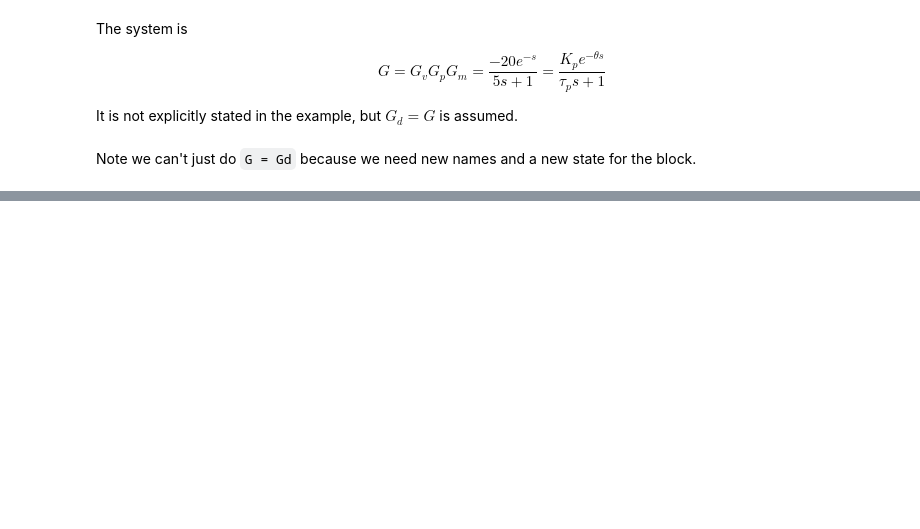
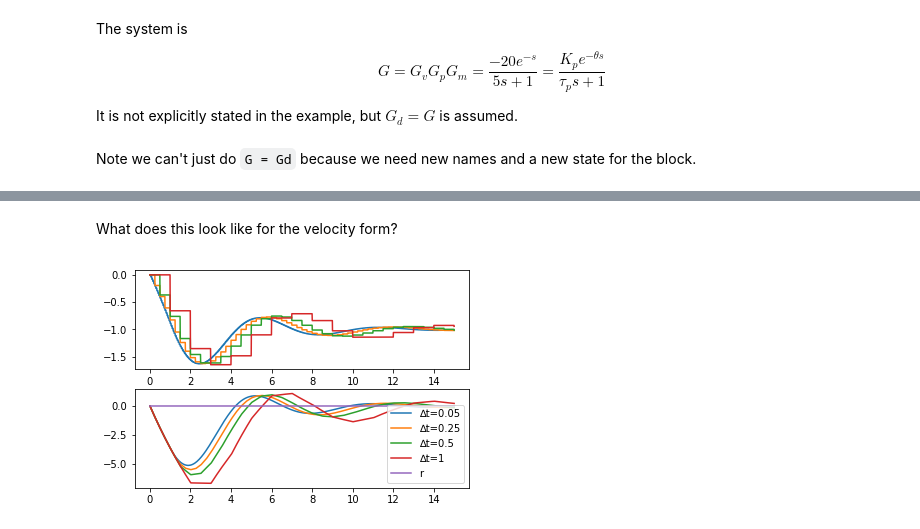
Before and after one commit to alchemyst/Dynamics-and-Control, a Jupyter notebook: 2_Control/6_Discrete_control_and_analysis/Discrete PI.ipynb, the cells around one changed output, grey strips where cells are left out. Drawn from its saved outputs; the diff is of its cells as text; code cells hidden in the pictures; blank space fills up the shorter version.

```diff
--- a/2_Control/6_Discrete_control_and_analysis/Discrete PI.ipynb
+++ b/2_Control/6_Discrete_control_and_analysis/Discrete PI.ipynb
@@ -50,6 +55,7 @@ class DiscretePI_vel(DiscretePI):
     def change_input(self, t, e_k):
         if t >= self.nextsample:
             self.output += self.K*((e_k - self.e_k_1) + self.deltat/self.tau_I*e_k)
+            self.output = limit(self.output, self.umin, self.umax)
 
             self.e_k_1 = e_k
             self.nextsample += self.deltat
@@ -97,0 +111,6 @@ plt.legend()
+# %% [markdown]
+What does this look like for the velocity form?
+# %%
+simulate(DiscretePI_vel)
+# %% [output]
+[figure, added]
```
Also changed, not shown: parts of 17 cells of this notebook.
